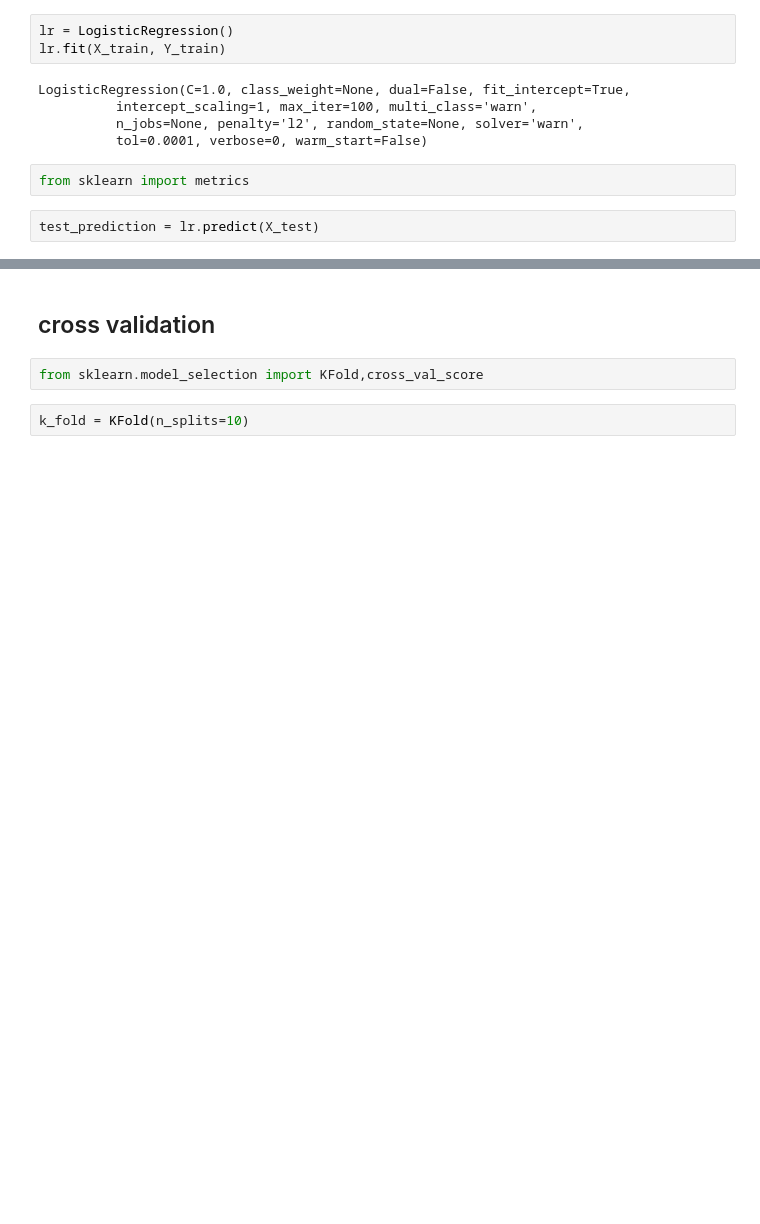
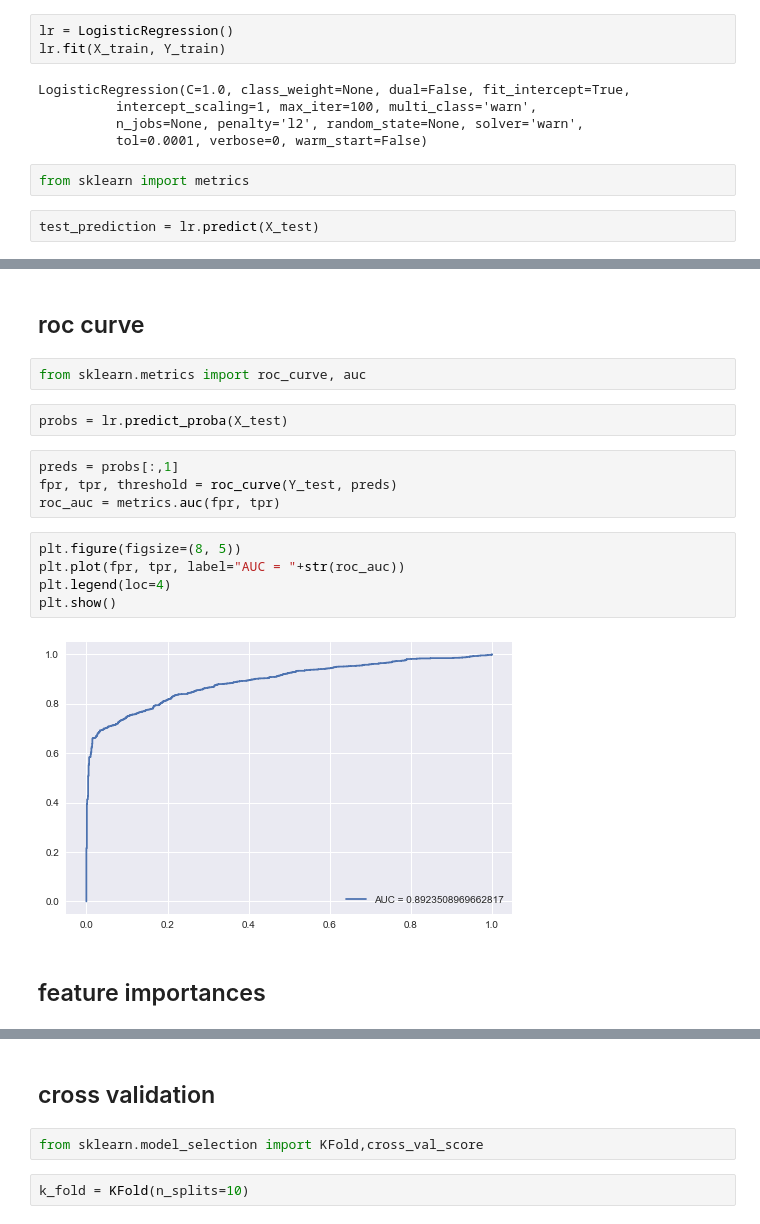
Before and after one commit to ke11ysun/Weibo-Spam-Accounts, a Jupyter notebook: TMD model-allin1.ipynb, the cells around one changed output, grey strips where cells are left out. Drawn from its saved outputs; the diff is of its cells as text; blank space fills up the shorter version.

```diff
--- a/TMD model-allin1.ipynb
+++ b/TMD model-allin1.ipynb
@@ -135,3 +135,22 @@ print(metrics.accuracy_score(Y_test, test_prediction))
+# %% [markdown]
+## roc curve
+# %%
+from sklearn.metrics import roc_curve, auc
+# %%
+probs = lr.predict_proba(X_test)
+# %%
+preds = probs[:,1]
+fpr, tpr, threshold = roc_curve(Y_test, preds)
+roc_auc = metrics.auc(fpr, tpr)
+# %%
+plt.figure(figsize=(8, 5))
+plt.plot(fpr, tpr, label="AUC = "+str(roc_auc))
+plt.legend(loc=4)
+plt.show()
+# %% [output]
+[figure, added]
+# %% [markdown]
+## feature importances
 # %%
 weights = pd.Series(lr.coef_[0], index=X.columns.values)
 weights.sort_values(ascending = False)
```
Also changed, not shown: parts of 6 cells of this notebook.
